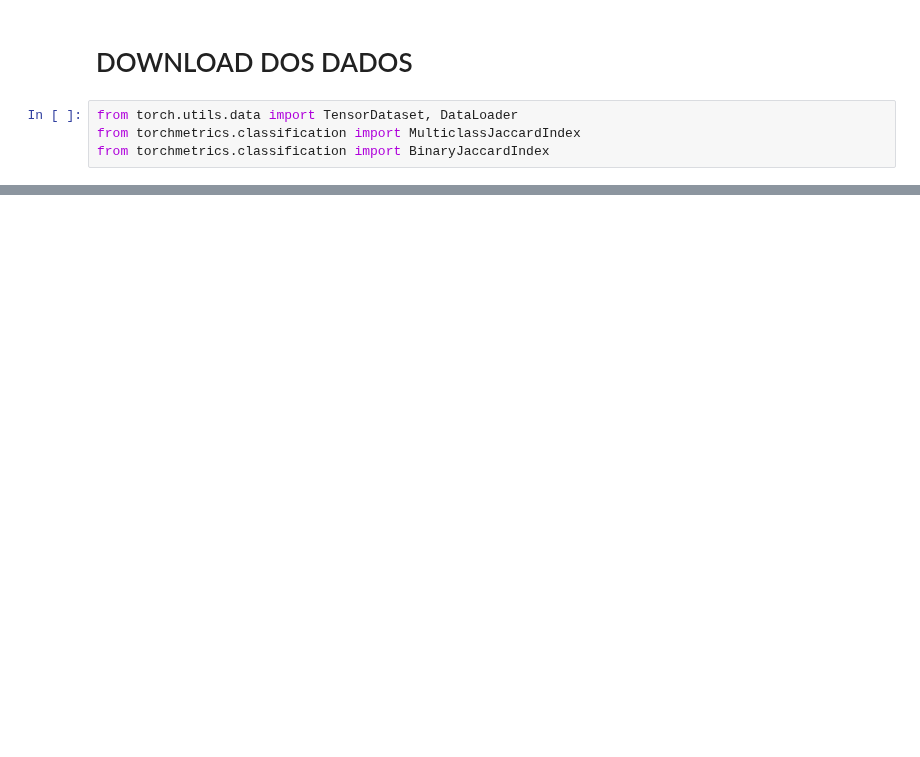
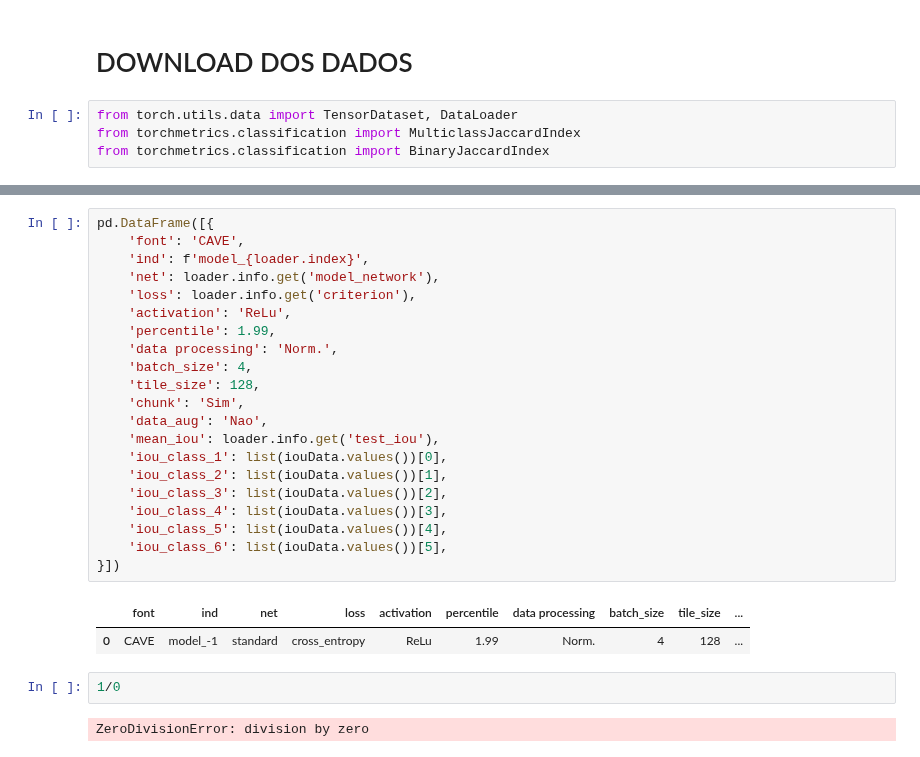
Before and after one commit to KlaussMarchi/SeismicMulticlass, a Jupyter notebook: Model/3 - PostProcessing.ipynb, the cells around one changed output, grey strips where cells are left out. Drawn from its saved outputs; the diff is of its cells as text; blank space fills up the shorter version.

```diff
--- a/Model/3 - PostProcessing.ipynb
+++ b/Model/3 - PostProcessing.ipynb
@@ -261,3 +293,31 @@ plt.show()
+# %%
+pd.DataFrame([{
+    'font': 'CAVE',
+    'ind': f'model_{loader.index}',
+    'net': loader.info.get('model_network'),
+    'loss': loader.info.get('criterion'),
+    'activation': 'ReLu',
+    'percentile': 1.99,
+    'data processing': 'Norm.',
+    'batch_size': 4,
+    'tile_size': 128,
+    'chunk': 'Sim',
+    'data_aug': 'Nao',
+    'mean_iou': loader.info.get('test_iou'),
+    'iou_class_1': list(iouData.values())[0],
+    'iou_class_2': list(iouData.values())[1],
+    'iou_class_3': list(iouData.values())[2],
+    'iou_class_4': list(iouData.values())[3],
+    'iou_class_5': list(iouData.values())[4],
+    'iou_class_6': list(iouData.values())[5],
+}])
+# %% [output]
+|  | font | ind | net | loss | activation | percentile | data processing | batch_size | tile_size | ... |
+| 0 | CAVE | model_-1 | standard | cross_entropy | ReLu | 1.99 | Norm. | 4 | 128 | ... |
+# %%
+1/0
+# %% [output]
+ZeroDivisionError: division by zero
 # %%
 def comparePredictions(img, mask, pred):
     fig, axes = plt.subplots(1, 3, figsize=(15, 5))
```
Also changed, not shown: parts of 13 cells of this notebook, 11 other files.
